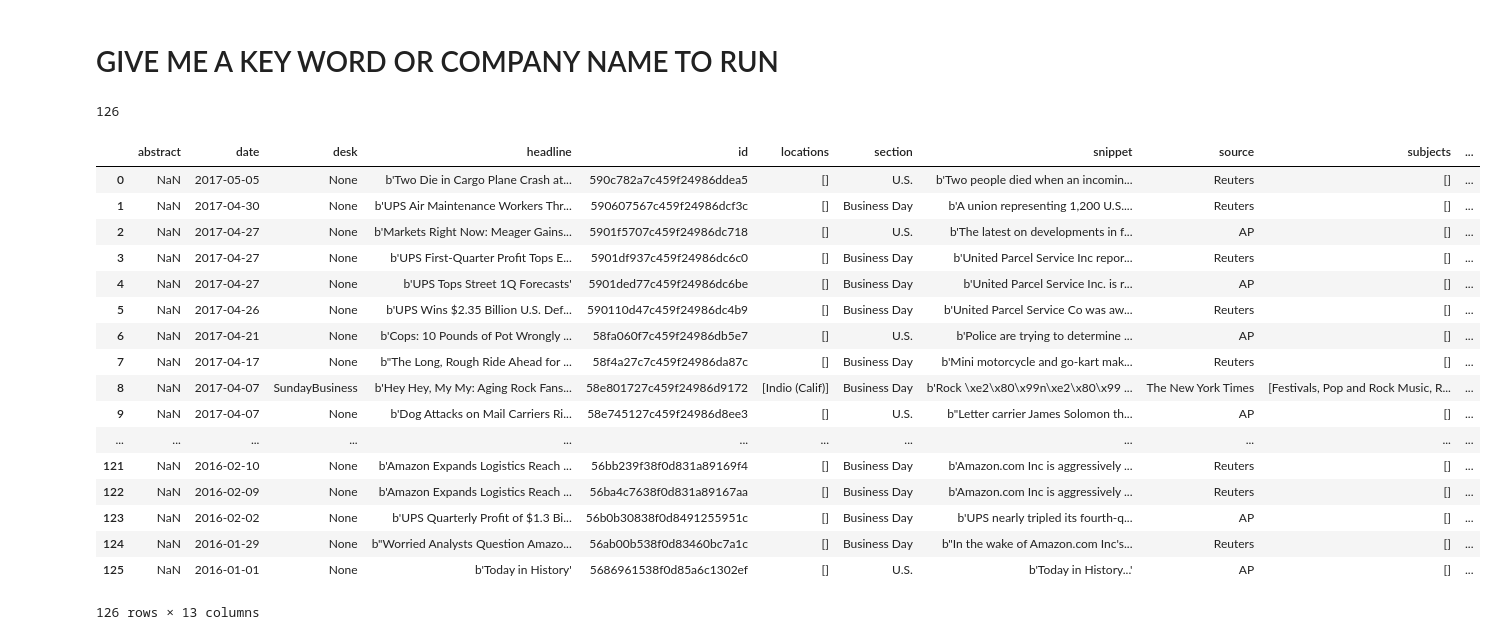
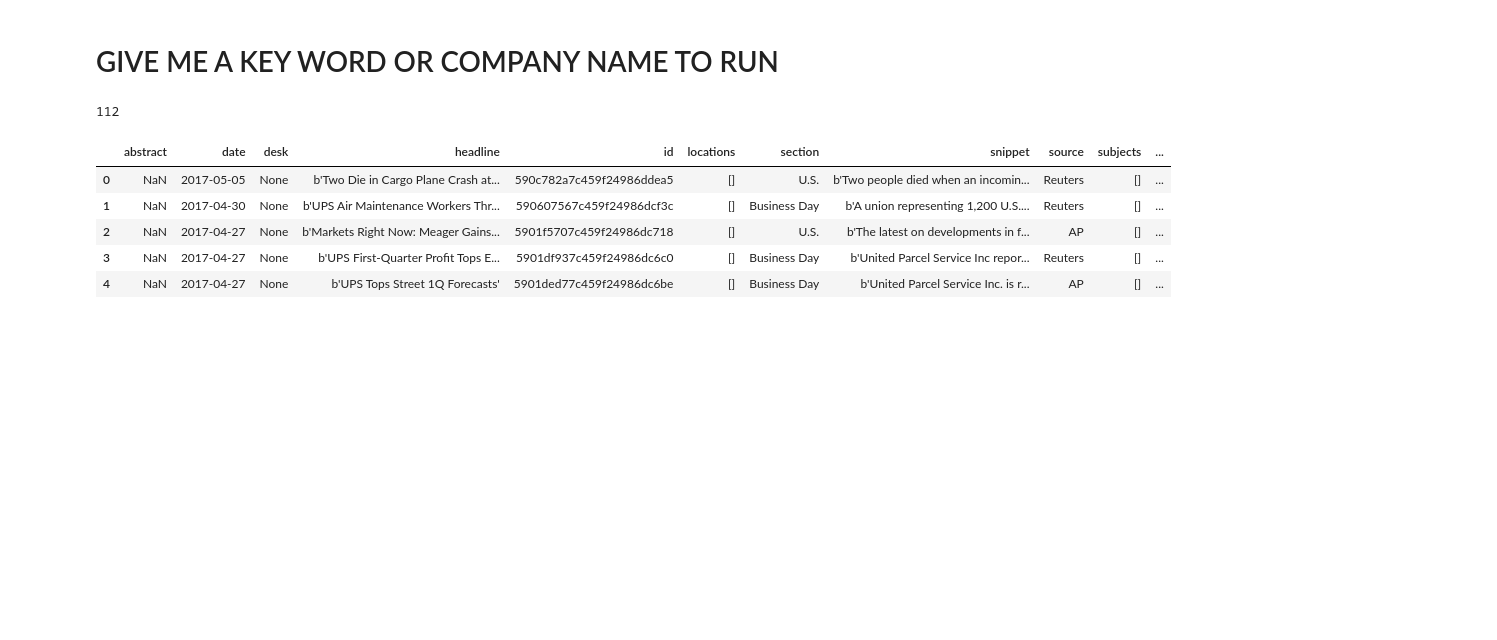
Before and after one commit to rding0731/rding.github.io, a Jupyter notebook: news_api.ipynb, the cells around one changed output. Drawn from its saved outputs; the diff is of its cells as text; code cells hidden in the pictures; blank space fills up the shorter version.

```diff
--- a/news_api.ipynb
+++ b/news_api.ipynb
@@ -131,12 +131,12 @@ def parse_articles(articles):
 # %%
 def get_articles(query):
     '''
-    This function needs to change  begin_date and number of pages 10 artilces per page
+    This function needs to change  begin_date  and number of pages 10 artilces per page
     '''
     all_articles = []
-    for i in range(0,20): #NYT limits pager to first 100 pages. But rarely will you find over 100 pages of results anyway.
+    for i in range(0,30): #NYT limits pager to first 100 pages. But rarely will you find over 100 pages of results anyway.
         articles = api.search(q = query,
-#               fq = {'source':['Reuters','AP', 'The New York Times']},
+               fq = {'source':['Reuters','AP', 'The New York Times']},
                begin_date = 20160101,
                sort='newest',
                page = str(i))
@@ -149,7 +149,7 @@ def get_articles(query):
 UPSall = get_articles("United Parcel Service")
 len(UPSall)
 # %% [output]
-126
+112
 # %%
 import pandas as pd
 ups = pd.DataFrame(UPSall)
@@ -156,21 +159,9 @@ ups = pd.DataFrame(UPSall)
 # %%
-ups
+ups.head()
 # %% [output]
 |  | abstract | date | desk | headline | id | locations | section | snippet | source | subjects | ... |
 | 0 | NaN | 2017-05-05 | None | b'Two Die in Cargo Plane Crash at... | 590c782a7c459f24986ddea5 | [] | U.S. | b'Two people died when an incomin... | Reuters | [] | ... |
 | 1 | NaN | 2017-04-30 | None | b'UPS Air Maintenance Workers Thr... | 590607567c459f24986dcf3c | [] | Business Day | b'A union representing 1,200 U.S.... | Reuters | [] | ... |
 | 2 | NaN | 2017-04-27 | None | b'Markets Right Now: Meager Gains... | 5901f5707c459f24986dc718 | [] | U.S. | b'The latest on developments in f... | AP | [] | ... |
 | 3 | NaN | 2017-04-27 | None | b'UPS First-Quarter Profit Tops E... | 5901df937c459f24986dc6c0 | [] | Business Day | b'United Parcel Service Inc repor... | Reuters | [] | ... |
 | 4 | NaN | 2017-04-27 | None | b'UPS Tops Street 1Q Forecasts' | 5901ded77c459f24986dc6be | [] | Business Day | b'United Parcel Service Inc. is r... | AP | [] | ... |
-| 5 | NaN | 2017-04-26 | None | b'UPS Wins $2.35 Billion U.S. Def... | 590110d47c459f24986dc4b9 | [] | Business Day | b'United Parcel Service Co was aw... | Reuters | [] | ... |
-| 6 | NaN | 2017-04-21 | None | b'Cops: 10 Pounds of Pot Wrongly ... | 58fa060f7c459f24986db5e7 | [] | U.S. | b'Police are trying to determine ... | AP | [] | ... |
-| 7 | NaN | 2017-04-17 | None | b"The Long, Rough Ride Ahead for ... | 58f4a27c7c459f24986da87c | [] | Business Day | b'Mini motorcycle and go-kart mak... | Reuters | [] | ... |
-| 8 | NaN | 2017-04-07 | SundayBusiness | b'Hey Hey, My My: Aging Rock Fans... | 58e801727c459f24986d9172 | [Indio (Calif)] | Business Day | b'Rock \xe2\x80\x99n\xe2\x80\x99 ... | The New York Times | [Festivals, Pop and Rock Music, R... | ... |
-| 9 | NaN | 2017-04-07 | None | b'Dog Attacks on Mail Carriers Ri... | 58e745127c459f24986d8ee3 | [] | U.S. | b"Letter carrier James Solomon th... | AP | [] | ... |
-| ... | ... | ... | ... | ... | ... | ... | ... | ... | ... | ... | ... |
-| 121 | NaN | 2016-02-10 | None | b'Amazon Expands Logistics Reach ... | 56bb239f38f0d831a89169f4 | [] | Business Day | b'Amazon.com Inc is aggressively ... | Reuters | [] | ... |
-| 122 | NaN | 2016-02-09 | None | b'Amazon Expands Logistics Reach ... | 56ba4c7638f0d831a89167aa | [] | Business Day | b'Amazon.com Inc is aggressively ... | Reuters | [] | ... |
-| 123 | NaN | 2016-02-02 | None | b'UPS Quarterly Profit of $1.3 Bi... | 56b0b30838f0d8491255951c | [] | Business Day | b'UPS nearly tripled its fourth-q... | AP | [] | ... |
-| 124 | NaN | 2016-01-29 | None | b"Worried Analysts Question Amazo... | 56ab00b538f0d83460bc7a1c | [] | Business Day | b"In the wake of Amazon.com Inc's... | Reuters | [] | ... |
-| 125 | NaN | 2016-01-01 | None | b'Today in History' | 5686961538f0d85a6c1302ef | [] | U.S. | b'Today in History...' | AP | [] | ... |
-126 rows × 13 columns
```
Also changed, not shown: parts of 9 cells of this notebook.
